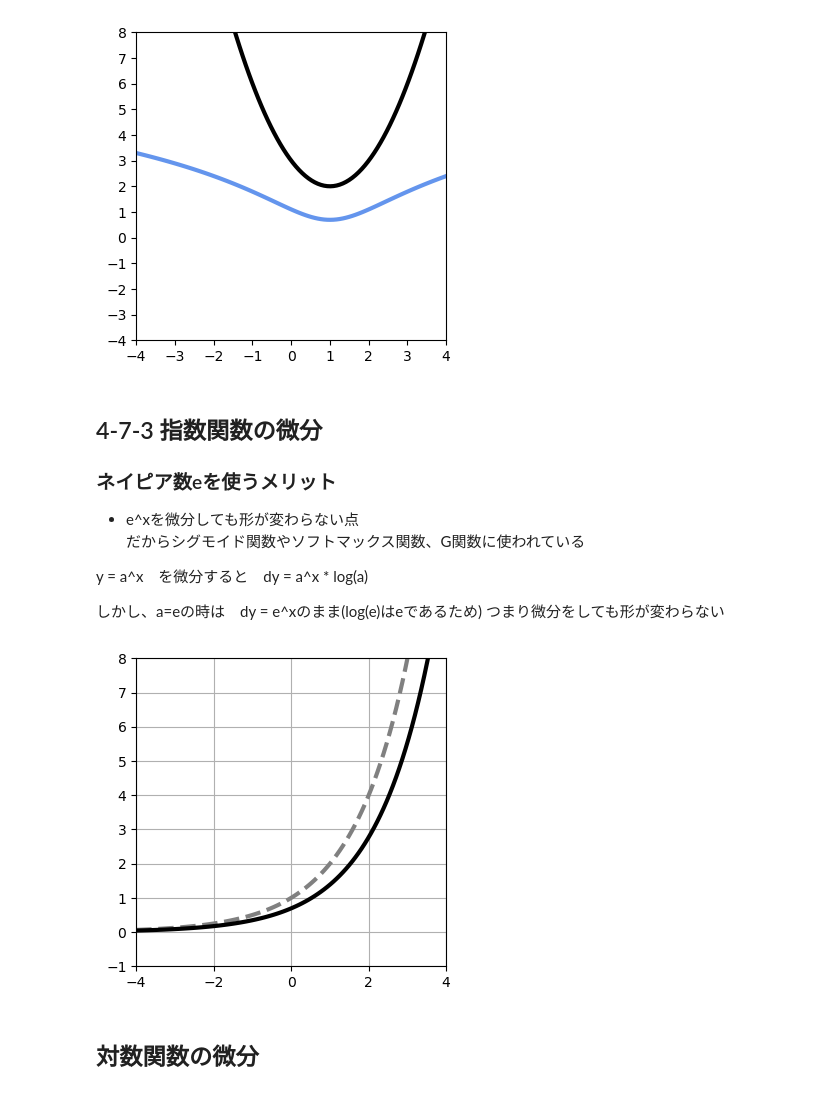
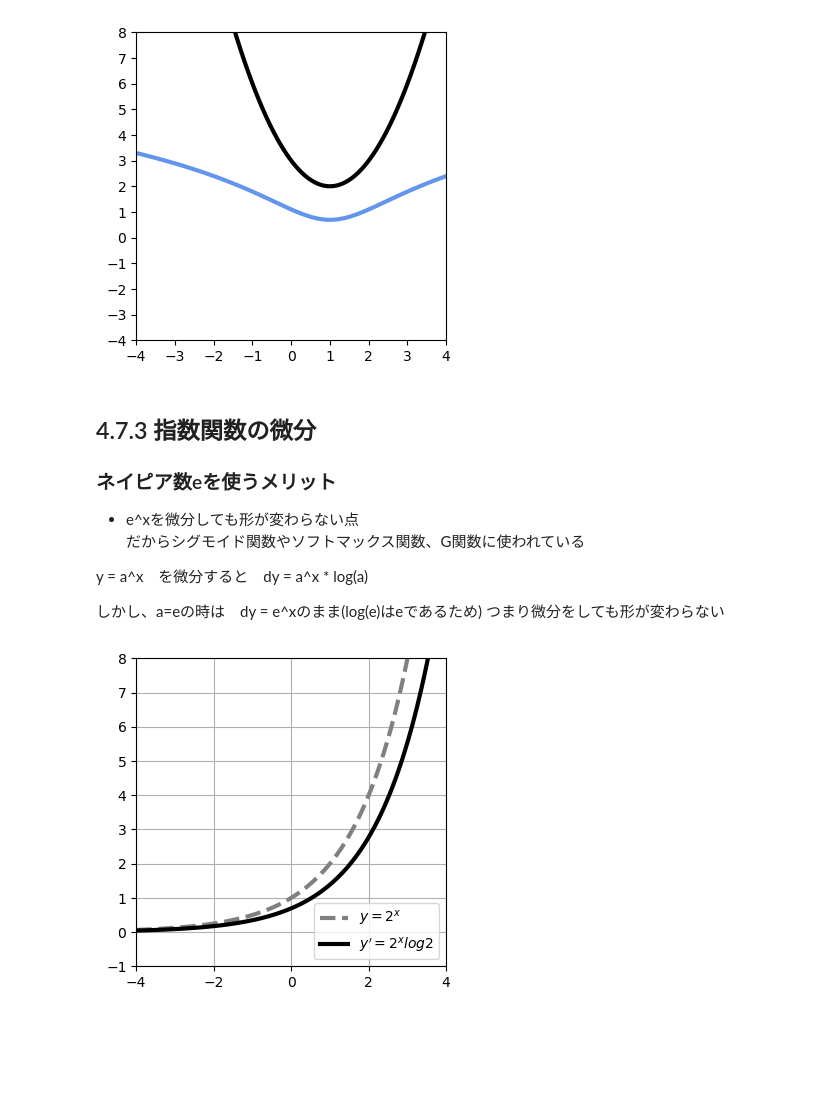
Before and after one commit to a2c6201/ml_labo, a Jupyter notebook: ml_text/section4.ipynb, the cells around one changed output. Saved outputs shown, nothing was run; the diff lists cells and outputs as text; code cells hidden in the pictures; blank space fills up the shorter version.

```diff
--- a/ml_text/section4.ipynb
+++ b/ml_text/section4.ipynb
@@ -343,7 +343,7 @@ plt.grid
 <function matplotlib.pyplot.grid(visible=None, which='major', axis='both', **kwargs)>
 [figure]
 # %% [markdown]
-## 4-7-3 指数関数の微分
+## 4.7.3 指数関数の微分
 
 ### ネイピア数eを使うメリット
 - e^xを微分しても形が変わらない点 \
@@ -356,19 +356,18 @@ y = a^x　を微分すると　dy = a^x * log(a)
 # %%
 # 表示データの計算
 x = np.linspace(-4 , 4, 100)
 a = 2
 y = a ** x
 dy = np.log(a) * y
 
 # グラフの描画
 plt.figure(figsize=(4, 4))
-plt.plot(x, y, 'gray', linestyle='--', linewidth=3)
-plt.plot(x, dy, 'black', linewidth=3)
+plt.plot(x, y, 'gray', linestyle='--', linewidth=3, label='$y=2^x$')
+plt.plot(x, dy, 'black', linewidth=3, label='$y\'=2^x log2$')
 plt.xlim(-4, 4)
 plt.ylim(-1, 8)
+plt.legend(loc='lower right')
 plt.grid(True)
 plt.show()
 # %% [output]
-[figure, old version]
+[figure, new version]
-# %% [markdown]
-## 対数関数の微分
```
Also changed, not shown: parts of 6 cells of this notebook.
